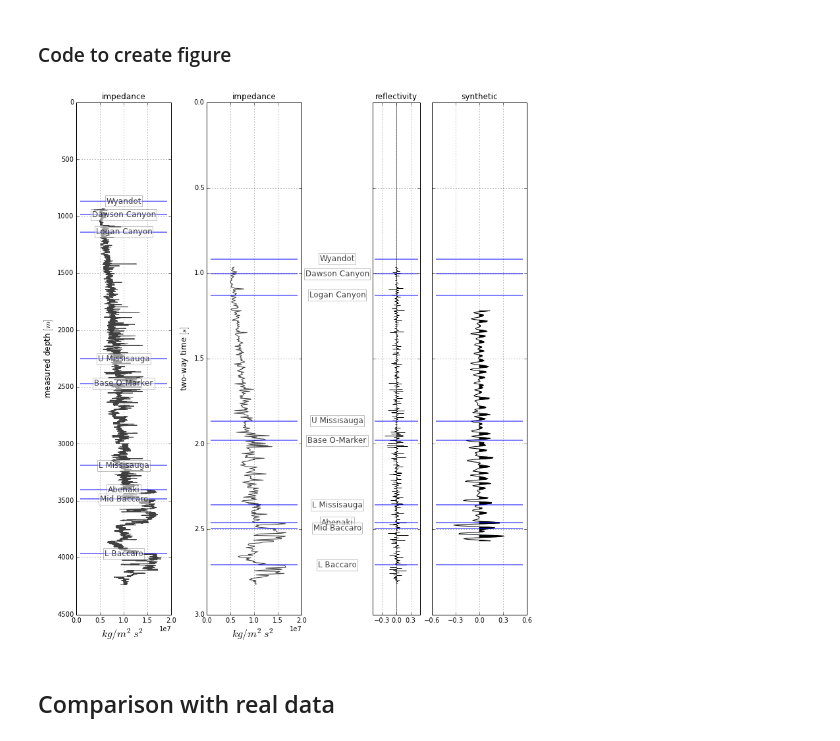
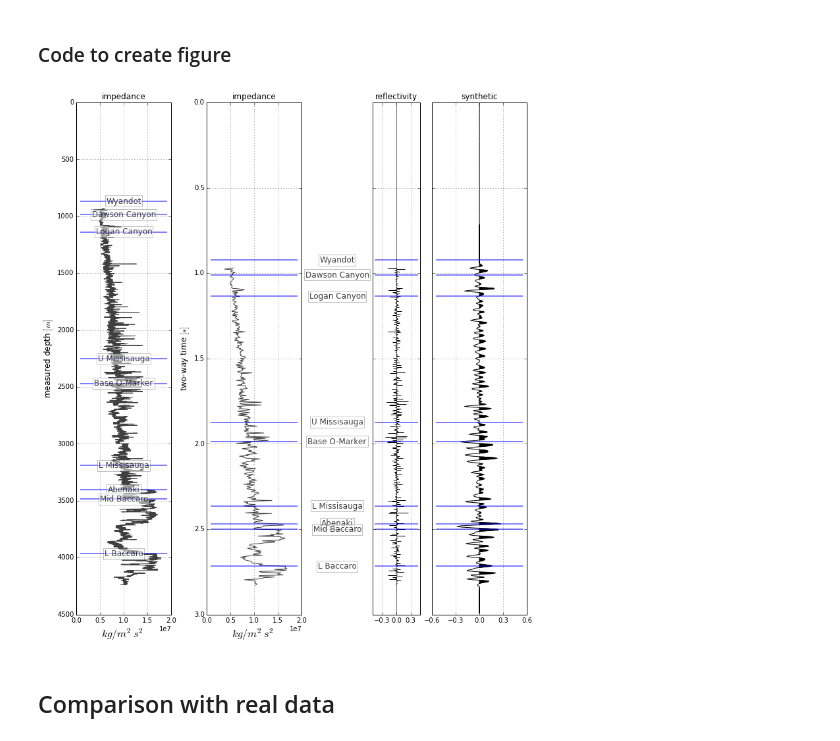
Before and after one commit to seg/tutorials, a Jupyter notebook: 1406_Make_a_synthetic/how_to_make_synthetic.ipynb, the cells around one changed output. Drawn from its saved outputs; the diff is of its cells as text; code cells hidden in the pictures.

```diff
--- a/1406_Make_a_synthetic/how_to_make_synthetic.ipynb
+++ b/1406_Make_a_synthetic/how_to_make_synthetic.ipynb
@@ -57,3 +46,13 @@ def f2m(thing):
+# %%
+def f2m(item_in_feet):
+    "converts feet to meters"
+    try:
+        return item_in_feet / 3.28084
+
+    except TypeError:
+        return float(item_in_feet) / 3.28084
+
+    return converted
 # %% [markdown]
 For the curves that we will be accessing in the code, let's given them some shorter names. Also, some of the curves need to be converted into SI units,
 # %%
@@ -80,20 +81,28 @@ The replacement velocity for section above log = 1700 m/s
 # %%
+KB_elev = f2m(L30.well.KB.data)  # Kelly Bushing elevation(ft)
+water_depth = f2m(L30.well.GL.data) # Depth to Sea Floor below sea level (ft)
+top_of_log = f2m(L30.start)   # top of log (ft) relative to KB (actually 1150 ft)
+
 print "KB elevation [m]: ", f2m(L30.well.KB.data) # Kelly Bushing (ft)
-print "Seafloor elevation [m]: ", f2m(L30.well.GL.data) # Depth to Sea Floor (ft)
-print "Top of sonic log [m]: ", f2m(L30.start)  # top of log (ft) (actually 1150 ft)
+print "Seafloor elevation [m]: ", f2m(L30.well.GL.data) # Depth to sea floor below sea level (ft)
 
 repl_int = f2m(L30.start) - f2m(L30.well.KB.data) + f2m(L30.well.GL.data)
-water_vel = 1480
+water_vel = 1480  # velocity of sea water [m/s]
+
+EGL_time = 2.0 * np.abs(f2m(L30.well.KB.data)) / water_vel
+print "Ground Level time above SRD :", EGL_time
+
+water_twt = 2.0*abs(water_depth + EGL_time) / water_vel
+print "water_time: ", water_twt
+
+print "Top of sonic log [m]: ", f2m(L30.start)  # top of log (ft) (actually 1150 ft)
 print "replacement interval [m]: ", repl_int
 
-repl_vel = 1650 # m/s
-repl_time = 2 * repl_int / repl_vel
+repl_vel = 1600 # m/s
+repl_time = 2.0 * repl_int / repl_vel
 print "two-way-replacement time: ", repl_time
 
-water_time = 2 * np.abs(f2m(L30.well.GL.data)) / water_vel
-print "seafloor bottom :", water_time
-
-log_start_time = water_time + repl_time
+log_start_time = water_twt + repl_time
 print 'log_start_time:', log_start_time
 
 def tvdss(md):
@@ -320,7 +290,7 @@ tops_twt
 # %% [markdown]
 Plot the logs in the depth domain
 # %%
-f1 = figure(figsize = (10,8))
+f1 = plt.figure(figsize = (10,8))
 
 ax1 = f1.add_axes([0.1, 0.1, 0.18, 0.8])
 ax1.plot( DT, z,'b', alpha=0.5)
@@ -382,8 +352,6 @@ ax5 = f1.add_axes([0.8, 0.1, 0.18, 0.8])
 ax5.invert_yaxis()
 ax5.set_ylim(4500, 0)
 ax5.set_axis_off()
-
-f1.savefig('f1.png', facecolor = 'white')
 # %% [output]
 [figure]
 # %% [markdown]
@@ -432,7 +383,7 @@ AttributeError: 'module' object has no attribute 'synth'
 # %% [markdown]
 ### Code to create figure
 # %%
-f2 = figure(figsize=[10,12])
+f2 = plt.figure(figsize=[10,12])
 
 ax1 = f2.add_axes([0.05, 0.1, 0.2, 0.9])
 ax1.plot(Z, z,'k', alpha=0.75)
@@ -479,35 +430,34 @@ ax4.set_xticks([-0.6, -0.3, 0, 0.3, 0.6 ] )
 ax4.grid()
 
 for i in range(1):
     for top, depth in tops.iteritems():
         f2.axes[i].axhline( y = float(depth), color = 'b', lw = 2,
                             alpha = 0.5, xmin = 0.05, xmax = 0.95 )
         f2.axes[i].text( x = 1e7, y = float(depth)-0.015, s = top,
                          alpha=0.75, color='k',
                          fontsize = '12',
                          horizontalalignment = 'center',
                          verticalalignment = 'center',
                          bbox=dict(facecolor='white', alpha=0.5, lw = 0.5),
                          weight = 'light')
 
 
 for i in range(1,4):
     for twt in tops_twt.values():
         f2.axes[i].axhline( y = float(twt), color = 'b', lw = 2,
                     alpha = 0.5, xmin = 0.05, xmax = 0.95)
 for i in range(1,2):
     for top, twt in tops_twt.iteritems():
         f2.axes[i].text( x = 2.75e7, y = float(twt), s = top,
                          alpha=0.75, color='k',
                          fontsize = '12',
                          horizontalalignment = 'center',
                          verticalalignment = 'center',
                          bbox=dict(facecolor='white', alpha=0.5, lw = 0.5),
                          weight = 'light'
                          )
-f2.savefig('f2.png', facecolor = 'white')
 # %% [output]
-[figure, old version]
+[figure, new version]
 # %% [markdown]
 ## Comparison with real data
 # %% [markdown]
```
Also changed, not shown: parts of 22 cells of this notebook.
